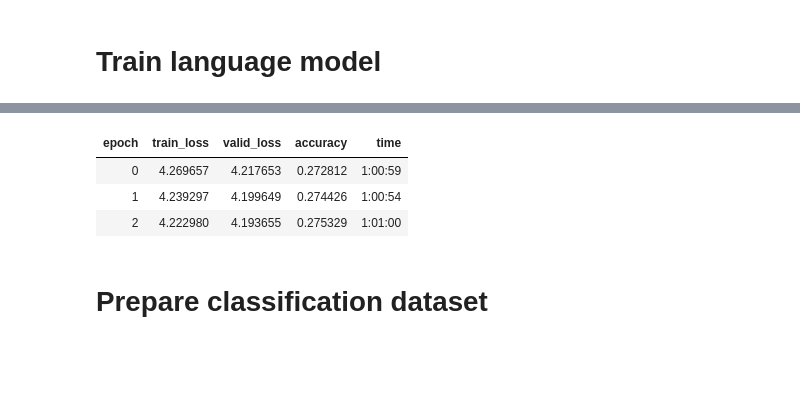
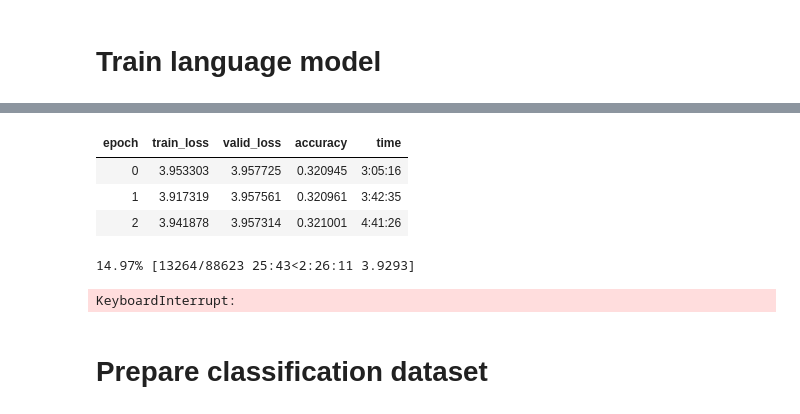
Before and after one commit to Tony-Cheng/Toxicity-Classification, a Jupyter notebook: build_model/train_model.ipynb, the cells around one changed output, grey strips where cells are left out. Cells and saved outputs as stored; diff of their text form; code cells hidden in the pictures; blank space fills up the shorter version.

```diff
--- a/build_model/train_model.ipynb
+++ b/build_model/train_model.ipynb
@@ -3,7 +3,7 @@
 # %%
 from fastai.text import *
 # %%
-path = Path('/mnt/data1/toxic-comments/')
+path = Path('./')
 # path = Path('/home/tony/Documents/jigsaw-unintended-bias-in-toxicity-classification')
 # %% [markdown]
 # Initializing language model data
@@ -33,6 +50,6 @@ data_lm.save(path/'language_model.pkl')
 # %% [markdown]
 ## Setup model
 # %%
-bs=62
+bs=16
 # %%
 data_lm = load_data(path, 'language_model.pkl', bs=bs)
@@ -49,7 +64,7 @@ learn = language_model_learner(data_lm, Transformer, drop_mult=0.3).to_fp16()
 # %% [markdown]
 ### TransformerXL
 # %%
-learn = language_model_learner(data_lm, TransformerXL, drop_mult=0.20).to_fp16()
+learn = language_model_learner(data_lm, TransformerXL, drop_mult=0.1)
 # %% [markdown]
 # Load and save language model
 # %%
@@ -71,5 +93,5 @@ learn.unfreeze()
 # %%
 learn.freeze_to(-3)
 # %%
-learn.fit_one_cycle(3, 1e-3, moms=(0.8,0.7))
+learn.fit_one_cycle(4, 1e-6, moms=(0.8,0.7))
 # %% [output]
@@ -76,7 +99,9 @@ learn.fit_one_cycle(3, 1e-3, moms=(0.8,0.7))
 | epoch | train_loss | valid_loss | accuracy | time |
-| 0 | 4.269657 | 4.217653 | 0.272812 | 1:00:59 |
-| 1 | 4.239297 | 4.199649 | 0.274426 | 1:00:54 |
-| 2 | 4.222980 | 4.193655 | 0.275329 | 1:01:00 |
+| 0 | 3.953303 | 3.957725 | 0.320945 | 3:05:16 |
+| 1 | 3.917319 | 3.957561 | 0.320961 | 3:42:35 |
+| 2 | 3.941878 | 3.957314 | 0.321001 | 4:41:26 |
+14.97% [13264/88623 25:43<2:26:11 3.9293]
+KeyboardInterrupt:
 # %% [markdown]
 # Prepare classification dataset
 # %%
```
Also changed, not shown: parts of 20 cells of this notebook, 1 other file.
